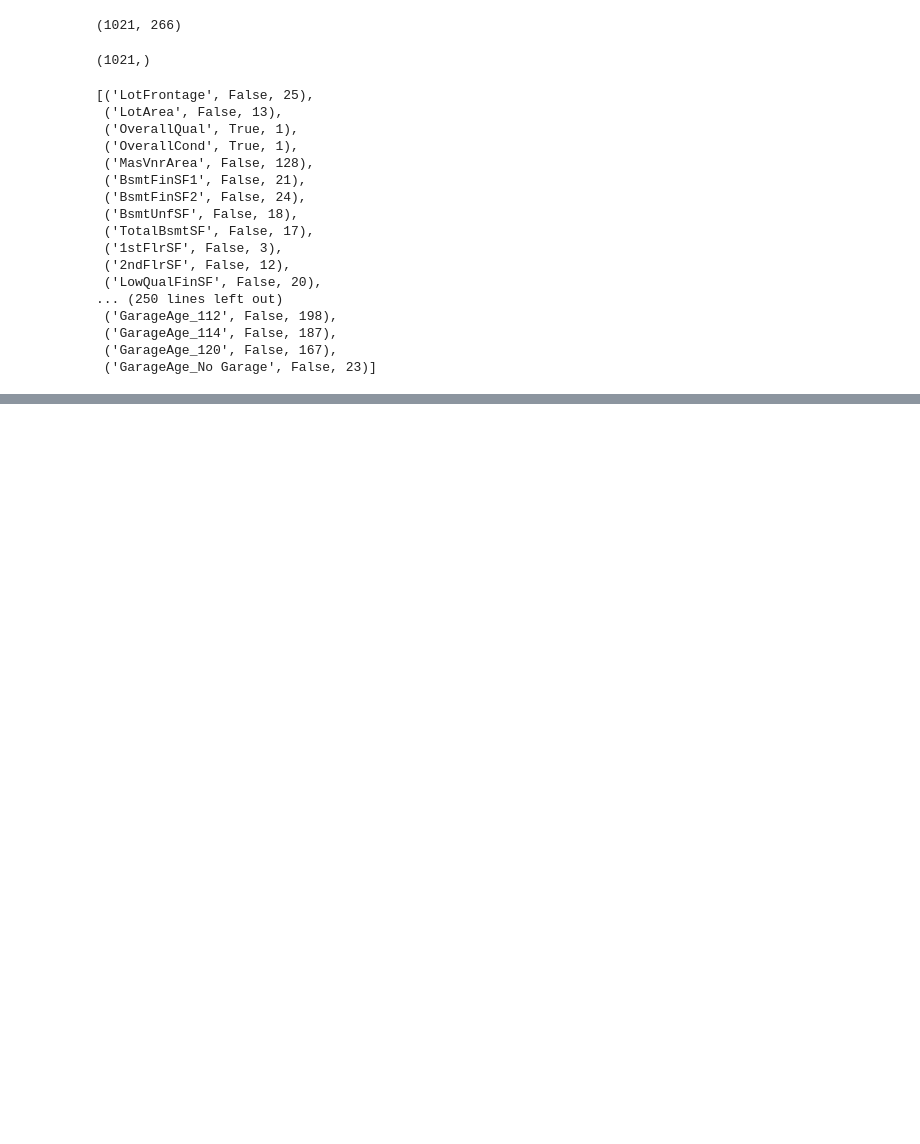
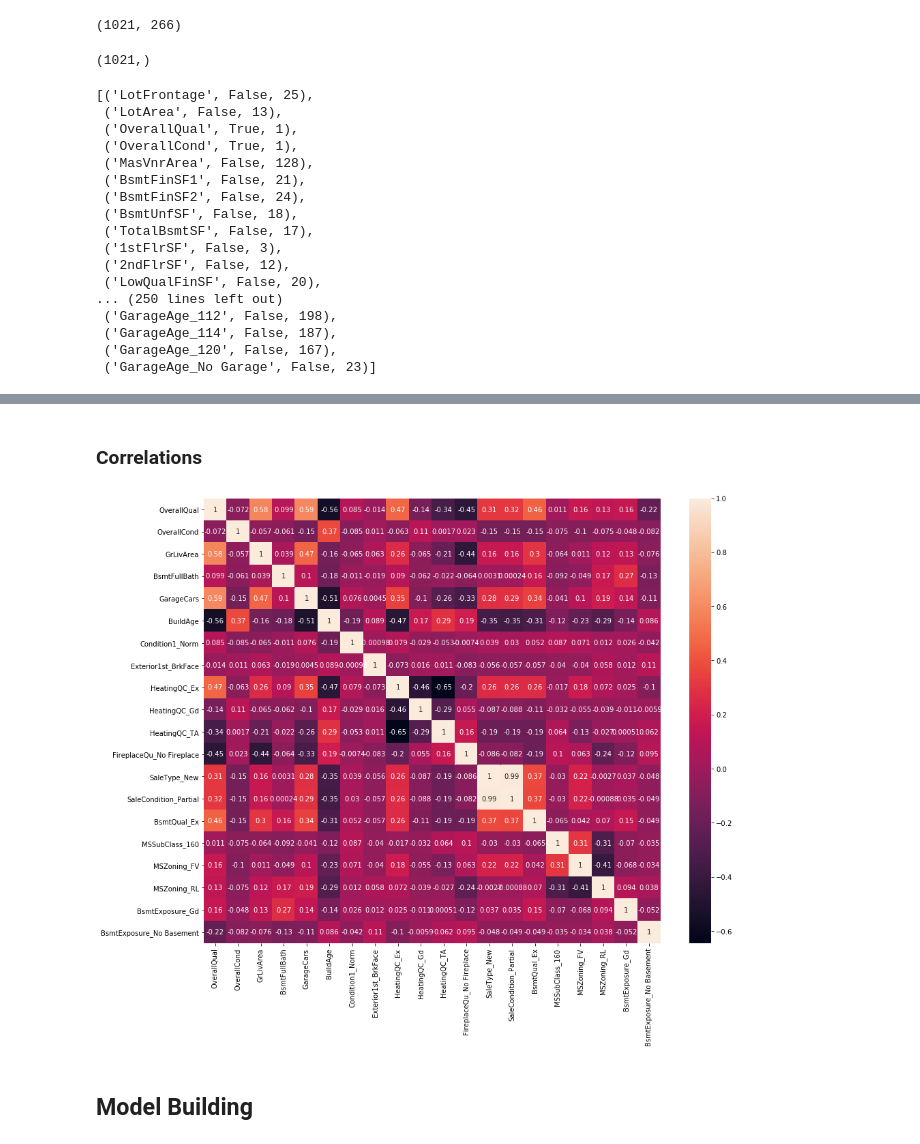
Before and after one commit to singh-manvinder/house_price_prediction, a Jupyter notebook: solution.ipynb, the cells around one changed output, grey strips where cells are left out. Saved outputs shown, nothing was run; the diff lists cells and outputs as text; code cells hidden in the pictures; blank space fills up the shorter version.

Commit message:
correlations

```diff
--- a/solution.ipynb
+++ b/solution.ipynb
@@ -529,0 +520,3 @@ Index(['OverallQual', 'OverallCond', 'GrLivArea', 'BsmtFullBath', 'GarageCars',
+# %%
+cols = rfe.support_
+X_train.columns[cols]
@@ -529,0 +531,12 @@ Index(['OverallQual', 'OverallCond', 'GrLivArea', 'BsmtFullBath', 'GarageCars',
+# %% [markdown]
+### Correlations
+# %%
+X_train = X_train.loc[:,cols]
+# %%
+plt.figure(figsize=(15,12))
+sns.heatmap(X_train.corr(), annot=True)
+plt.show()
+# %% [output]
+[figure, added]
+# %% [markdown]
+## Model Building
```
Also changed, not shown: parts of 2 cells of this notebook.
